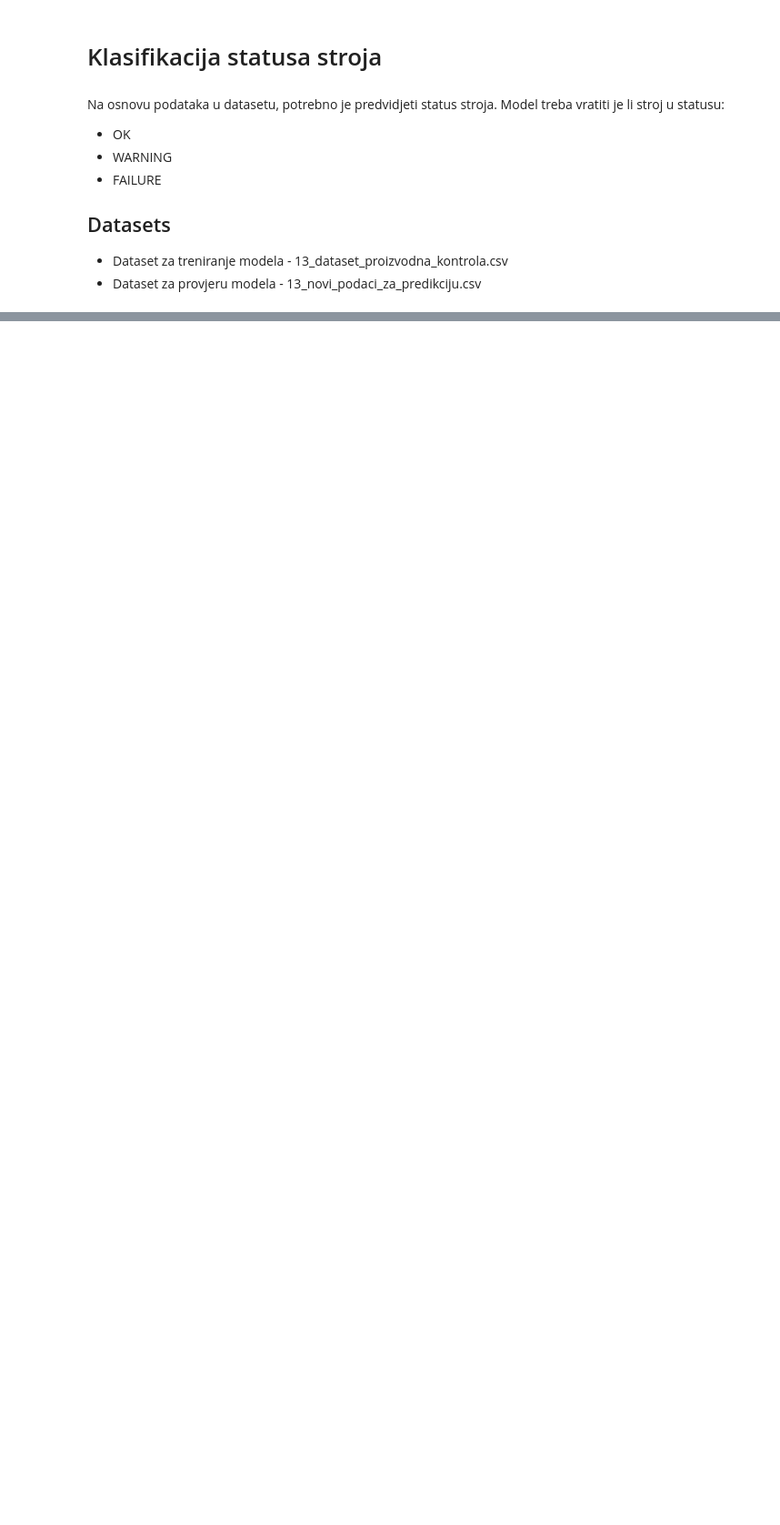
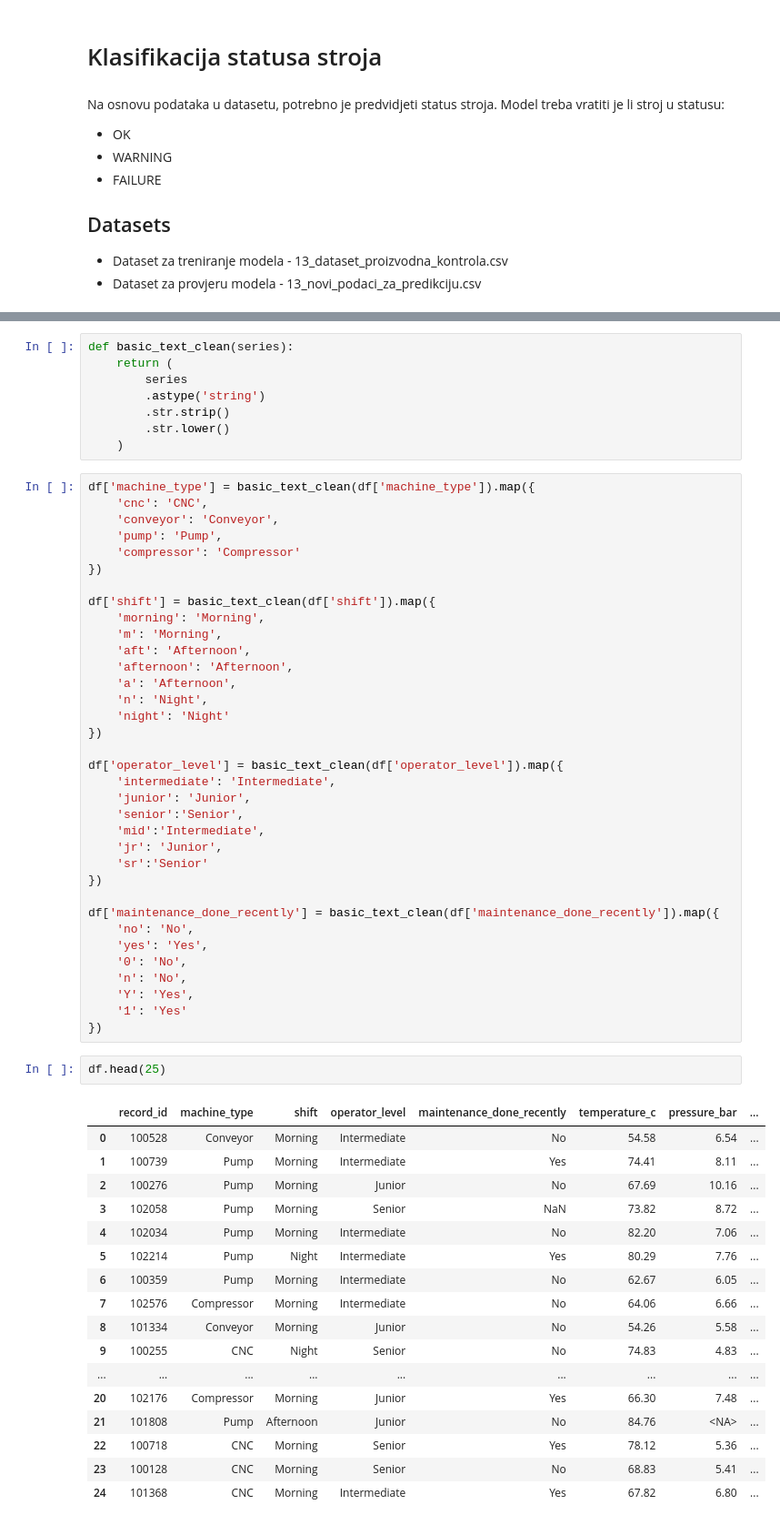
Before and after one commit to python-developer-algebra-klujic/pyds-ponavljanje, a Jupyter notebook: 10_klasifikacija_ponavljanje.ipynb, the cells around one changed output, grey strips where cells are left out. Shown at 91% size. Drawn from its saved outputs; the diff is of its cells as text; blank space fills up the shorter version.

```diff
--- a/10_klasifikacija_ponavljanje.ipynb
+++ b/10_klasifikacija_ponavljanje.ipynb
@@ -31,0 +215,63 @@ df
+# %%
+def basic_text_clean(series):
+    return (
+        series
+        .astype('string')
+        .str.strip()
+        .str.lower()
+    )
+# %%
+df['machine_type'] = basic_text_clean(df['machine_type']).map({
+    'cnc': 'CNC',
+    'conveyor': 'Conveyor',
+    'pump': 'Pump',
+    'compressor': 'Compressor'
+})
+
+df['shift'] = basic_text_clean(df['shift']).map({
+    'morning': 'Morning',
+    'm': 'Morning',
+    'aft': 'Afternoon',
+    'afternoon': 'Afternoon',
+    'a': 'Afternoon',
+    'n': 'Night',
+    'night': 'Night'
+})
+
+df['operator_level'] = basic_text_clean(df['operator_level']).map({
+    'intermediate': 'Intermediate',
+    'junior': 'Junior',
+    'senior':'Senior',
+    'mid':'Intermediate',
+    'jr': 'Junior',
+    'sr':'Senior'
+})
+
+df['maintenance_done_recently'] = basic_text_clean(df['maintenance_done_recently']).map({
+    'no': 'No',
+    'yes': 'Yes',
+    '0': 'No',
+    'n': 'No',
+    'Y': 'Yes',
+    '1': 'Yes'
+})
+# %%
+df.head(25)
+# %% [output]
+|  | record_id | machine_type | shift | operator_level | maintenance_done_recently | temperature_c | pressure_bar | ... |
+| 0 | 100528 | Conveyor | Morning | Intermediate | No | 54.58 | 6.54 | ... |
+| 1 | 100739 | Pump | Morning | Intermediate | Yes | 74.41 | 8.11 | ... |
+| 2 | 100276 | Pump | Morning | Junior | No | 67.69 | 10.16 | ... |
+| 3 | 102058 | Pump | Morning | Senior | NaN | 73.82 | 8.72 | ... |
+| 4 | 102034 | Pump | Morning | Intermediate | No | 82.20 | 7.06 | ... |
+| 5 | 102214 | Pump | Night | Intermediate | Yes | 80.29 | 7.76 | ... |
+| 6 | 100359 | Pump | Morning | Intermediate | No | 62.67 | 6.05 | ... |
+| 7 | 102576 | Compressor | Morning | Intermediate | No | 64.06 | 6.66 | ... |
+| 8 | 101334 | Conveyor | Morning | Junior | No | 54.26 | 5.58 | ... |
+| 9 | 100255 | CNC | Night | Senior | No | 74.83 | 4.83 | ... |
+| ... | ... | ... | ... | ... | ... | ... | ... | ... |
+| 20 | 102176 | Compressor | Morning | Junior | Yes | 66.30 | 7.48 | ... |
+| 21 | 101808 | Pump | Afternoon | Junior | No | 84.76 | <NA> | ... |
+| 22 | 100718 | CNC | Morning | Senior | Yes | 78.12 | 5.36 | ... |
+| 23 | 100128 | CNC | Morning | Senior | No | 68.83 | 5.41 | ... |
+| 24 | 101368 | CNC | Morning | Intermediate | Yes | 67.82 | 6.80 | ... |
```
Also changed, not shown: parts of 31 cells of this notebook.
